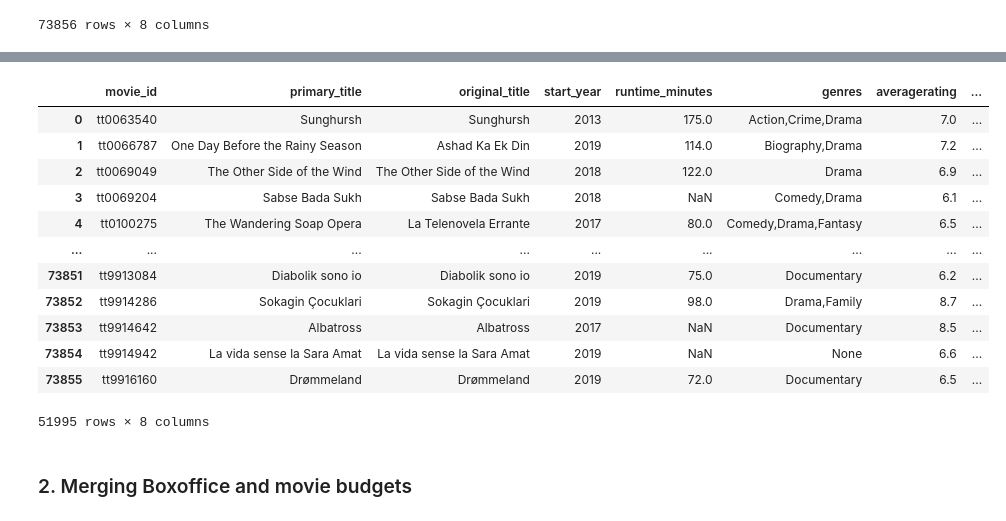
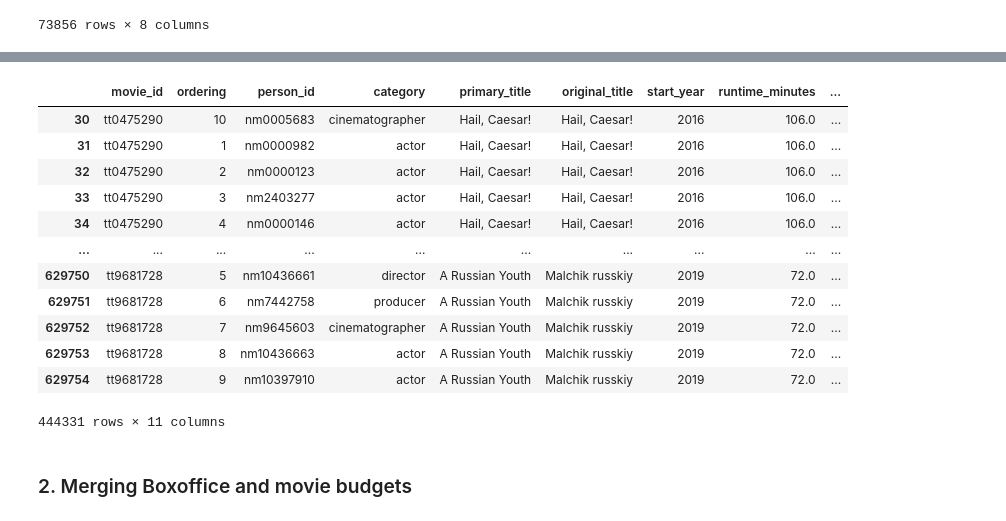
Before and after one commit to Aachiko/Microsoft-Movie-Market-Analysis, a Jupyter notebook: phase_1_project.ipynb, the cells around one changed output, grey strips where cells are left out. Saved outputs shown, nothing was run; the diff lists cells and outputs as text; code cells hidden in the pictures.

```diff
--- a/phase_1_project.ipynb
+++ b/phase_1_project.ipynb
@@ -218,3 +211,6 @@ imdb_merge
 | 73854 | tt9914942 | La vida sense la Sara Amat | La vida sense la Sara Amat | 2019 | NaN | None | 6.6 | ... |
 | 73855 | tt9916160 | Drømmeland | Drømmeland | 2019 | 72.0 | Documentary | 6.5 | ... |
 73856 rows × 8 columns
+# %%
+imdb_merge1 = pd.merge(principals_table,imdb_merge, on= 'movie_id', how = 'inner').drop(['job','characters'], axis =1)
+imdb_merge1
@@ -221,21 +231,21 @@ imdb_merge
 # %%
 #Select the most recent movies
-imdb_recent = imdb_merge.loc[imdb_merge["start_year"] >= 2013]
+imdb_recent = imdb_merge1.loc[imdb_merge1["start_year"] >= 2013]
 imdb_recent
 # %% [output]
-|  | movie_id | primary_title | original_title | start_year | runtime_minutes | genres | averagerating | ... |
-| 0 | tt0063540 | Sunghursh | Sunghursh | 2013 | 175.0 | Action,Crime,Drama | 7.0 | ... |
-| 1 | tt0066787 | One Day Before the Rainy Season | Ashad Ka Ek Din | 2019 | 114.0 | Biography,Drama | 7.2 | ... |
-| 2 | tt0069049 | The Other Side of the Wind | The Other Side of the Wind | 2018 | 122.0 | Drama | 6.9 | ... |
-| 3 | tt0069204 | Sabse Bada Sukh | Sabse Bada Sukh | 2018 | NaN | Comedy,Drama | 6.1 | ... |
-| 4 | tt0100275 | The Wandering Soap Opera | La Telenovela Errante | 2017 | 80.0 | Comedy,Drama,Fantasy | 6.5 | ... |
-| ... | ... | ... | ... | ... | ... | ... | ... | ... |
-| 73851 | tt9913084 | Diabolik sono io | Diabolik sono io | 2019 | 75.0 | Documentary | 6.2 | ... |
-| 73852 | tt9914286 | Sokagin Çocuklari | Sokagin Çocuklari | 2019 | 98.0 | Drama,Family | 8.7 | ... |
-| 73853 | tt9914642 | Albatross | Albatross | 2017 | NaN | Documentary | 8.5 | ... |
-| 73854 | tt9914942 | La vida sense la Sara Amat | La vida sense la Sara Amat | 2019 | NaN | None | 6.6 | ... |
-| 73855 | tt9916160 | Drømmeland | Drømmeland | 2019 | 72.0 | Documentary | 6.5 | ... |
+|  | movie_id | ordering | person_id | category | primary_title | original_title | start_year | runtime_minutes | ... |
+| 30 | tt0475290 | 10 | nm0005683 | cinematographer | Hail, Caesar! | Hail, Caesar! | 2016 | 106.0 | ... |
+| 31 | tt0475290 | 1 | nm0000982 | actor | Hail, Caesar! | Hail, Caesar! | 2016 | 106.0 | ... |
+| 32 | tt0475290 | 2 | nm0000123 | actor | Hail, Caesar! | Hail, Caesar! | 2016 | 106.0 | ... |
+| 33 | tt0475290 | 3 | nm2403277 | actor | Hail, Caesar! | Hail, Caesar! | 2016 | 106.0 | ... |
+| 34 | tt0475290 | 4 | nm0000146 | actor | Hail, Caesar! | Hail, Caesar! | 2016 | 106.0 | ... |
+| ... | ... | ... | ... | ... | ... | ... | ... | ... | ... |
+| 629750 | tt9681728 | 5 | nm10436661 | director | A Russian Youth | Malchik russkiy | 2019 | 72.0 | ... |
+| 629751 | tt9681728 | 6 | nm7442758 | producer | A Russian Youth | Malchik russkiy | 2019 | 72.0 | ... |
+| 629752 | tt9681728 | 7 | nm9645603 | cinematographer | A Russian Youth | Malchik russkiy | 2019 | 72.0 | ... |
+| 629753 | tt9681728 | 8 | nm10436663 | actor | A Russian Youth | Malchik russkiy | 2019 | 72.0 | ... |
+| 629754 | tt9681728 | 9 | nm10397910 | actor | A Russian Youth | Malchik russkiy | 2019 | 72.0 | ... |
-51995 rows × 8 columns
+444331 rows × 11 columns
 # %% [markdown]
 ### 2. Merging Boxoffice and movie budgets
 # %%
```
Also changed, not shown: parts of 35 cells of this notebook.
